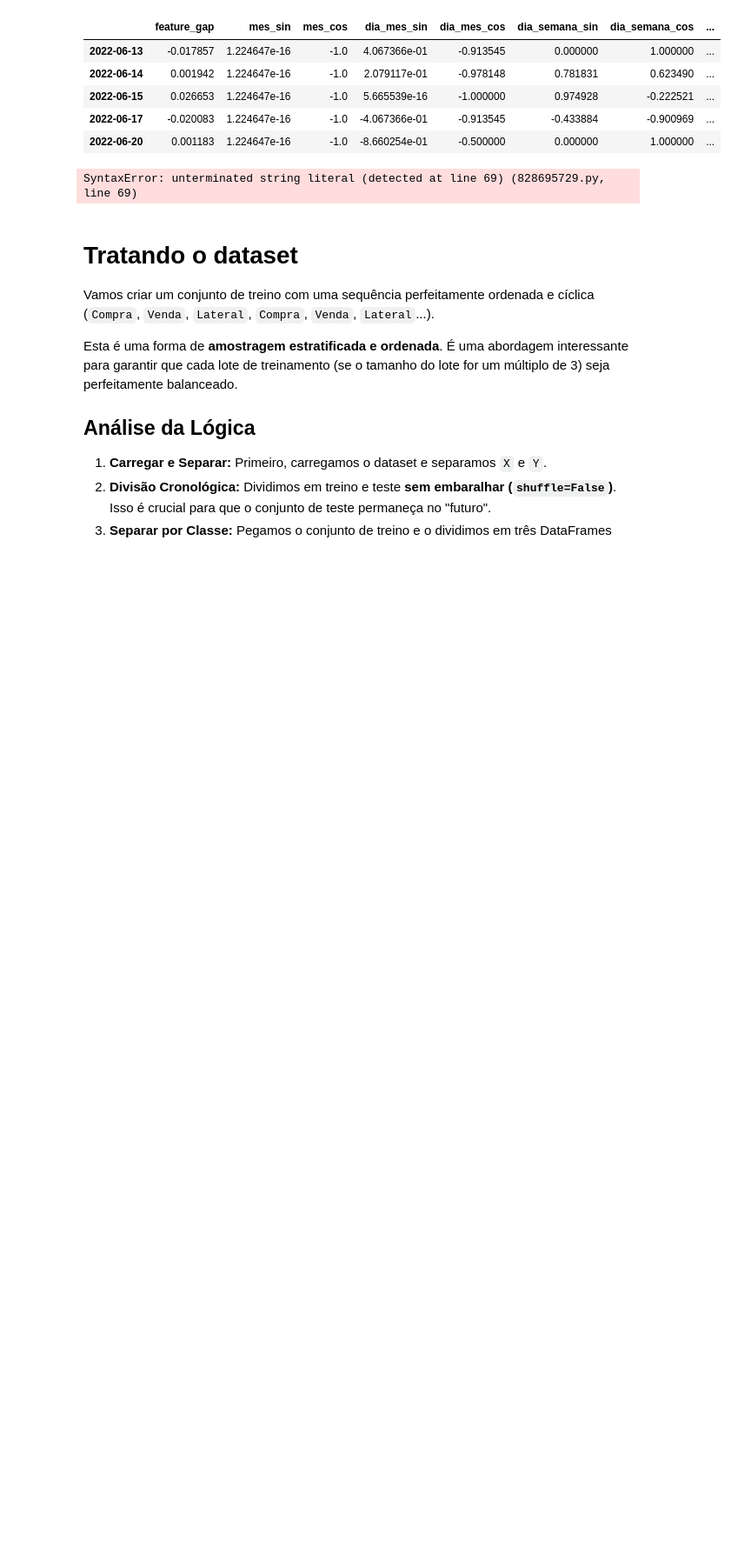
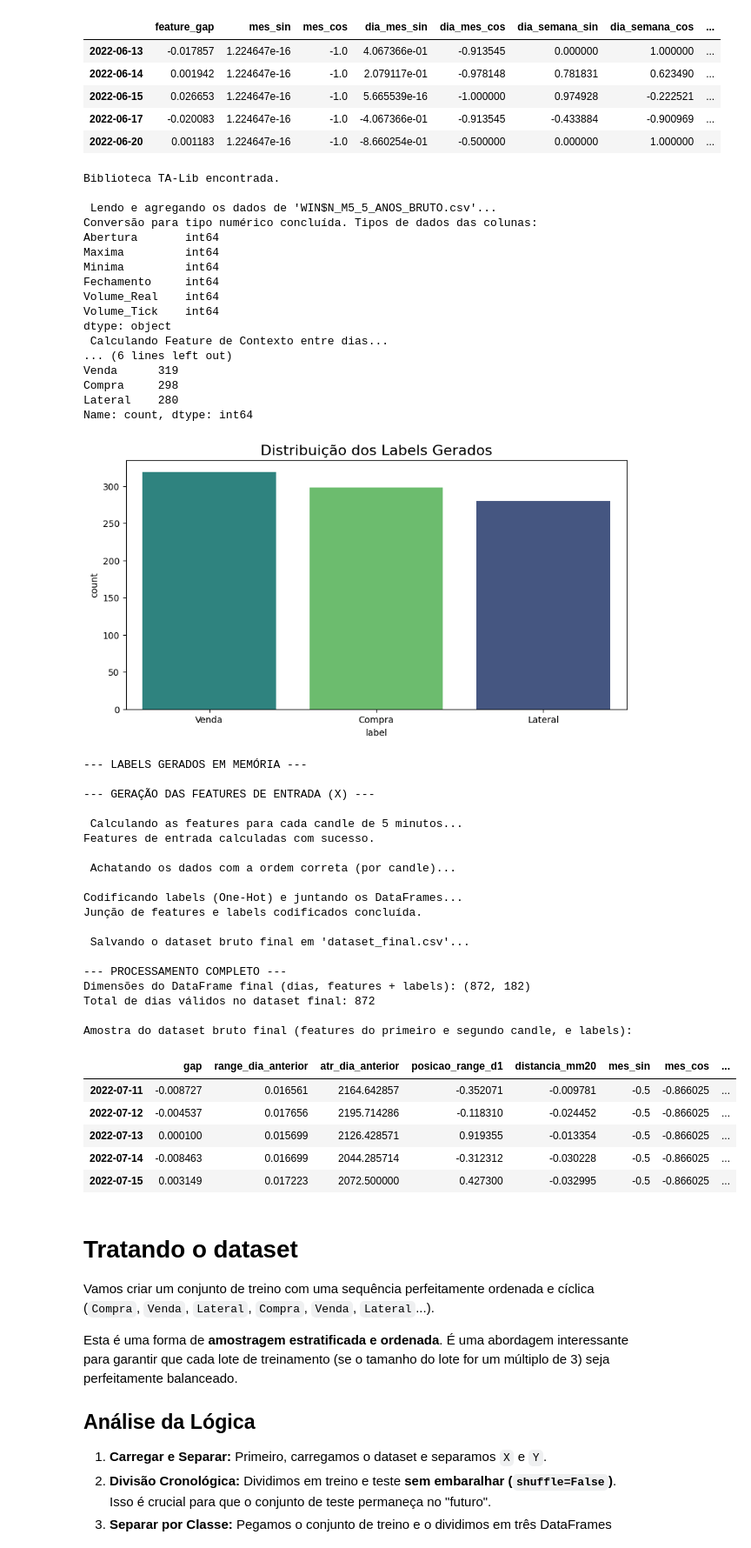
Before and after one commit to marcospontoexe/IA, a Jupyter notebook: predição do mini índice/Predição do preço.ipynb, the cells around one changed output. Shown at 87% size. Drawn from its saved outputs; the diff is of its cells as text; code cells hidden in the pictures; blank space fills up the shorter version.

```diff
--- a/predição do mini índice/Predição do preço.ipynb
+++ b/predição do mini índice/Predição do preço.ipynb
@@ -2341,9 +2341,8 @@ try:
 
     # 6. Seleciona as colunas de features de contexto e remove dias com NaN
     features_contexto_diarias = [
-        'mov_direcional', 'pavio_superior', 'pavio_inferior',
-    'range_candle', 'volume_real_norm', 'tamanho_medio_ordem',
-    'diferenca_MA''
+        'gap', 'range_dia_anterior', 'atr_dia_anterior',
+        'posicao_range_d1', 'distancia_mm20'
     ]
     df_diario_contexto.replace([np.inf, -np.inf], np.nan, inplace=True) # Trata possíveis divisões por zero
     df_diario_contexto.dropna(subset=features_contexto_diarias, inplace=True)
@@ -2493,34 +2492,76 @@ df_todas_as_features = df_todas_contexto.merge(df_features_sequenciais, left_ind
 # 3. Reordena as colunas para a estrutura ideal
 colunas_finais_contexto = list(df_todas_contexto.columns)
 df_todas_as_features = df_todas_as_features[colunas_finais_contexto + colunas_sequenciais]
 
 # 4. Junta com os labels
 df_labels_Y = daily_agg_features[['label']]
 df_labels_one_hot = pd.get_dummies(df_labels_Y['label'], prefix='label')
 df_dataset_bruto = df_todas_as_features.merge(df_labels_one_hot, left_index=True, right_index=True, how='inner')
 print("Junção de features e labels codificados concluída.")
 
 # --- ETAPA 7: SALVAR E EXIBIR O DATASET BRUTO FINAL ---
 print(f"\n Salvando o dataset bruto final em '{NOME_ARQUIVO_SAIDA_FINAL}'...")
 df_dataset_bruto.to_csv(NOME_ARQUIVO_SAIDA_FINAL, sep=';')
 
 print(f"\n--- PROCESSAMENTO COMPLETO ---")
 print(f"Dimensões do DataFrame final (dias, features + labels): {df_dataset_bruto.shape}")
 print(f"Total de dias válidos no dataset final: {len(df_dataset_bruto)}")
 
 print("\nAmostra do dataset bruto final (features do primeiro e segundo candle, e labels):")
 # Mostra as primeiras 11 colunas (candle 1), as próximas 11 (candle 2) e as 3 últimas (labels)
 #colunas_amostra = list(df_dataset_bruto.columns[0:11]) + list(df_dataset_bruto.columns[11:22]) + list(df_dataset_bruto.columns[-3:])
 #display(df_dataset_bruto[colunas_amostra].head())
 
 # Ajuste nas opções de exibição do Pandas para mostrar mais colunas
 # Isso ajuda a evitar que o Jupyter esconda colunas com "..."
 pd.set_option('display.max_columns', 300) # Define um limite alto para o número de colunas a serem exibidas
 display(df_dataset_bruto.head())
 # Opcional: Restaurar as opções de exibição para o padrão depois de usar
 pd.reset_option('display.max_columns')
 # %% [output]
-SyntaxError: unterminated string literal (detected at line 69) (828695729.py, line 69)
+Biblioteca TA-Lib encontrada.
+
+ Lendo e agregando os dados de 'WIN$N_M5_5_ANOS_BRUTO.csv'...
+Conversão para tipo numérico concluída. Tipos de dados das colunas:
+Abertura       int64
+Maxima         int64
+Minima         int64
+Fechamento     int64
+Volume_Real    int64
+Volume_Tick    int64
+dtype: object
+ Calculando Feature de Contexto entre dias...
+... (6 lines left out)
+Venda      319
+Compra     298
+Lateral    280
+Name: count, dtype: int64
+[figure, added]
+--- LABELS GERADOS EM MEMÓRIA ---
+
+--- GERAÇÃO DAS FEATURES DE ENTRADA (X) ---
+
+ Calculando as features para cada candle de 5 minutos...
+Features de entrada calculadas com sucesso.
+
+ Achatando os dados com a ordem correta (por candle)...
+
+Codificando labels (One-Hot) e juntando os DataFrames...
+Junção de features e labels codificados concluída.
+
+ Salvando o dataset bruto final em 'dataset_final.csv'...
+
+--- PROCESSAMENTO COMPLETO ---
+Dimensões do DataFrame final (dias, features + labels): (872, 182)
+Total de dias válidos no dataset final: 872
+
+Amostra do dataset bruto final (features do primeiro e segundo candle, e labels):
+|  | gap | range_dia_anterior | atr_dia_anterior | posicao_range_d1 | distancia_mm20 | mes_sin | mes_cos | ... |
+| 2022-07-11 | -0.008727 | 0.016561 | 2164.642857 | -0.352071 | -0.009781 | -0.5 | -0.866025 | ... |
+| 2022-07-12 | -0.004537 | 0.017656 | 2195.714286 | -0.118310 | -0.024452 | -0.5 | -0.866025 | ... |
+| 2022-07-13 | 0.000100 | 0.015699 | 2126.428571 | 0.919355 | -0.013354 | -0.5 | -0.866025 | ... |
+| 2022-07-14 | -0.008463 | 0.016699 | 2044.285714 | -0.312312 | -0.030228 | -0.5 | -0.866025 | ... |
+| 2022-07-15 | 0.003149 | 0.017223 | 2072.500000 | 0.427300 | -0.032995 | -0.5 | -0.866025 | ... |
 # %% [markdown]
 # Tratando o dataset
 Vamos criar um conjunto de treino com uma sequência perfeitamente ordenada e cíclica (`Compra`, `Venda`, `Lateral`, `Compra`, `Venda`, `Lateral`...).
```
Also changed, not shown: parts of 1 cell of this notebook, 1 other file.
